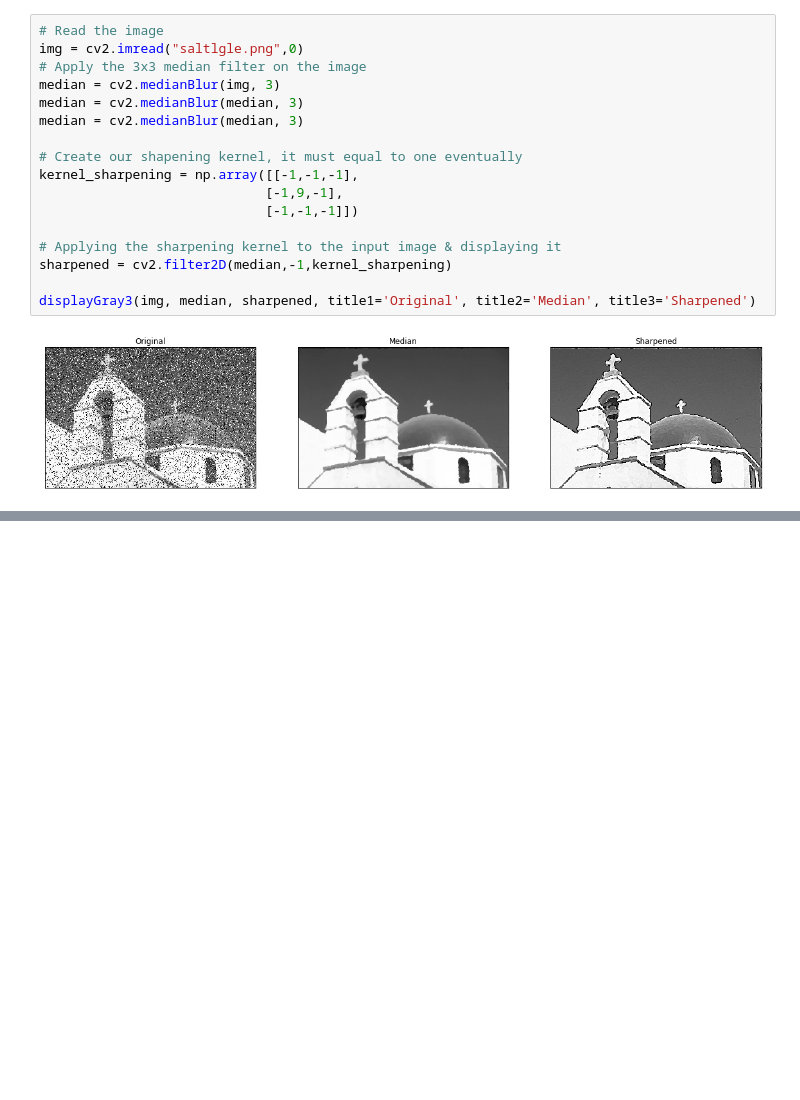
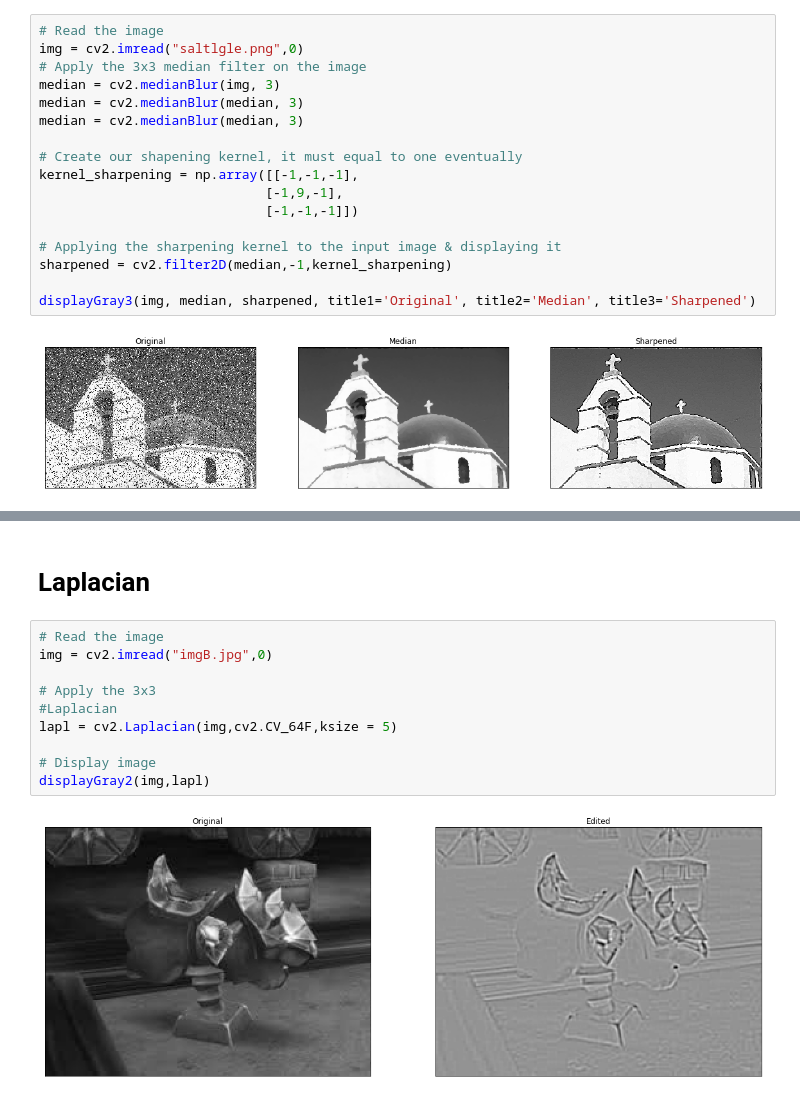
Before and after one commit to Telury/clase6, a Jupyter notebook: clase6.ipynb, the cells around one changed output, grey strips where cells are left out. Drawn from its saved outputs; the diff is of its cells as text; blank space fills up the shorter version.

```diff
--- a/clase6.ipynb
+++ b/clase6.ipynb
@@ -159,0 +171,14 @@ displayGray3(img, median, sharpened, title1='Original', title2='Median', title3=
+# %% [markdown]
+# Laplacian
+# %%
+# Read the image
+img = cv2.imread("imgB.jpg",0)
+
+# Apply the 3x3
+#Laplacian
+lapl = cv2.Laplacian(img,cv2.CV_64F,ksize = 5)
+
+# Display image
+displayGray2(img,lapl)
+# %% [output]
+[figure, added]
```
Also changed, not shown: parts of 15 cells of this notebook.
